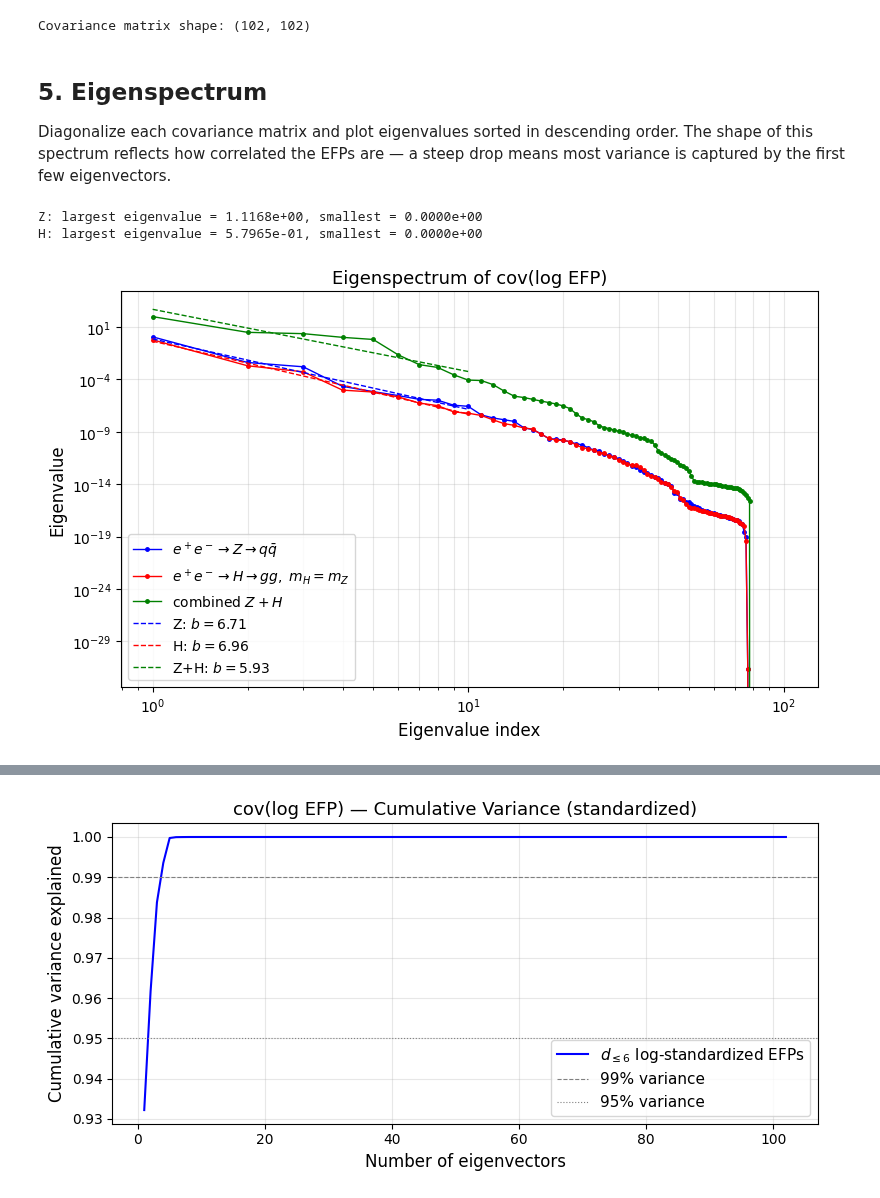
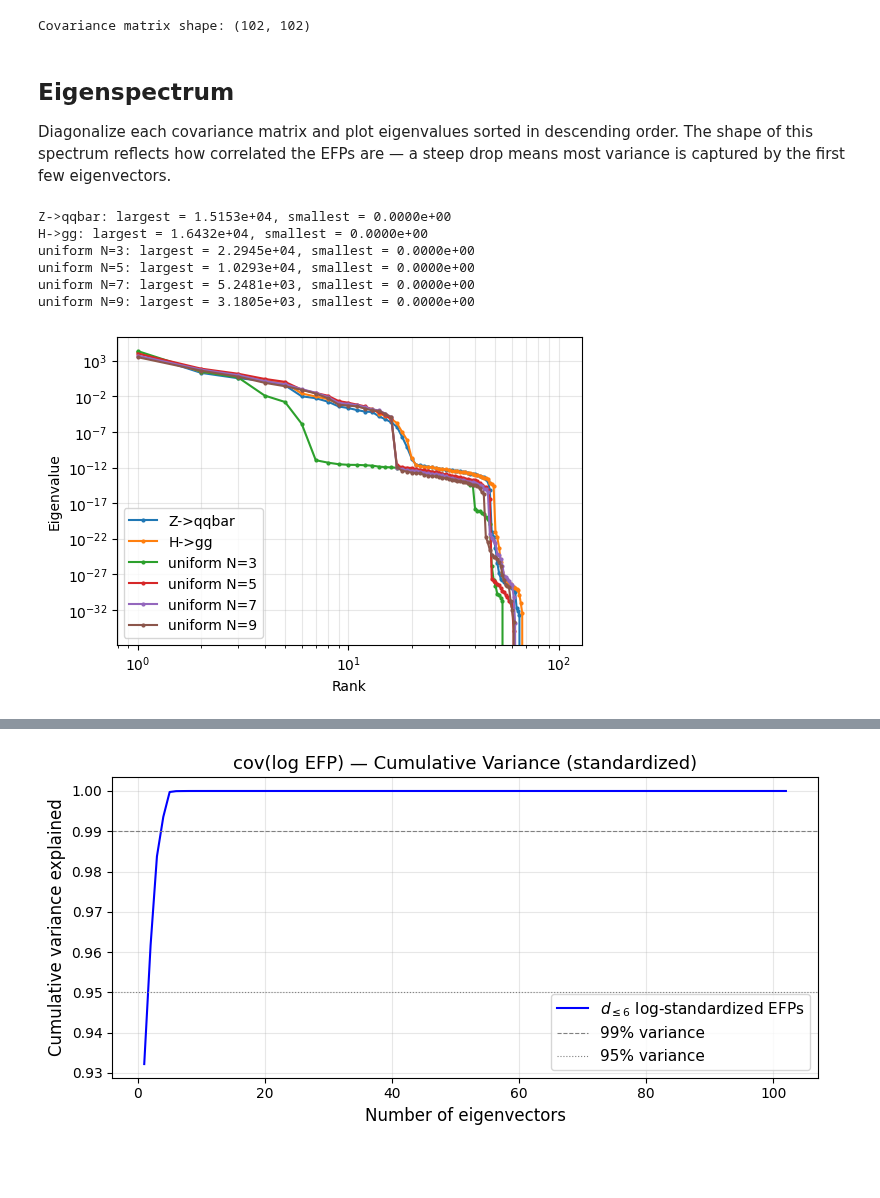
Before and after one commit to ykahn/Jet-Scaling-Laws, a Jupyter notebook: StevensCode/Pythia_EFP_Covariance.ipynb, the cells around one changed output, grey strips where cells are left out. Cells and saved outputs as stored; diff of their text form; code cells hidden in the pictures; blank space fills up the shorter version.

```diff
--- a/StevensCode/Pythia_EFP_Covariance.ipynb
+++ b/StevensCode/Pythia_EFP_Covariance.ipynb
@@ -120,63 +179,34 @@ Covariance matrix shape: (102, 102)
 # %% [markdown]
-## 5. Eigenspectrum
+## Eigenspectrum
 
 Diagonalize each covariance matrix and plot eigenvalues sorted in descending order.
 The shape of this spectrum reflects how correlated the EFPs are — a steep drop means
 most variance is captured by the first few eigenvectors.
 # %%
-eigvals_Z = np.sort(np.linalg.eigvalsh(cov_Z))[::-1]
-eigvals_H = np.sort(np.linalg.eigvalsh(cov_H))[::-1]
+samples = [('Z->qqbar', cov_Z), ('H->gg', cov_H),
+           ('uniform N=3', cov_u3), ('uniform N=5', cov_u5),
+           ('uniform N=7', cov_u7), ('uniform N=9', cov_u9)]
 
-# Drop any numerically negative eigenvalues (rounding noise near zero)
-eigvals_Z = np.clip(eigvals_Z, 0, None)
-eigvals_H = np.clip(eigvals_H, 0, None)
-
-print(f'Z: largest eigenvalue = {eigvals_Z[0]:.4e}, smallest = {eigvals_Z[-1]:.4e}')
-print(f'H: largest eigenvalue = {eigvals_H[0]:.4e}, smallest = {eigvals_H[-1]:.4e}')
+eigvals = {}
+for name, cov in samples:
+    ev = np.clip(np.sort(np.linalg.eigvalsh(cov))[::-1], 0, None)
+    eigvals[name] = ev
+    print(f'{name}: largest = {ev[0]:.4e}, smallest = {ev[-1]:.4e}')
 # %% [output]
-Z: largest eigenvalue = 1.1168e+00, smallest = 0.0000e+00
-H: largest eigenvalue = 5.7965e-01, smallest = 0.0000e+00
+Z->qqbar: largest = 1.5153e+04, smallest = 0.0000e+00
+H->gg: largest = 1.6432e+04, smallest = 0.0000e+00
+uniform N=3: largest = 2.2945e+04, smallest = 0.0000e+00
+uniform N=5: largest = 1.0293e+04, smallest = 0.0000e+00
+uniform N=7: largest = 5.2481e+03, smallest = 0.0000e+00
+uniform N=9: largest = 3.1805e+03, smallest = 0.0000e+00
 # %%
-fig, ax = plt.subplots(figsize=(8, 5))
-
-idx_Z = np.arange(1, len(eigvals_Z) + 1)
-idx_H = np.arange(1, len(eigvals_H) + 1)
-
-ax.loglog(idx_Z, eigvals_Z, 'b.-', markersize=5, linewidth=1,
-            label=r'$e^+e^- \to Z \to q\bar{q}$')
-ax.loglog(idx_H, eigvals_H, 'r.-', markersize=5, linewidth=1,
-            label=r'$e^+e^- \to H \to gg,\ m_H = m_Z$')
-
-# Combined Z+H covariance — this is what the regression and source condition use
-from sklearn.preprocessing import StandardScaler
-X_comb = StandardScaler().fit_transform(np.vstack([efps_Z, efps_H]))
-eigvals_comb = np.sort(np.clip(np.linalg.eigvalsh(np.cov(X_comb.T)), 0, None))[::-1]
-idx_comb = np.arange(1, len(eigvals_comb) + 1)
-ax.loglog(idx_comb, eigvals_comb, 'g.-', markersize=5, linewidth=1,
-            label=r'combined $Z+H$')
-
-fit_cutoff = 10
-
-for eigvals, color, name in [
-    (eigvals_Z,    'b', 'Z'),
-    (eigvals_H,    'r', 'H'),
-    (eigvals_comb, 'g', 'Z+H'),
-]:
-    idx_fit = np.arange(1, fit_cutoff + 1)
-    slope, log_c = np.polyfit(np.log(idx_fit), np.log(eigvals[:fit_cutoff]), 1)
-    fit_vals = np.exp(log_c) * idx_fit**slope
-    ax.loglog(idx_fit, fit_vals, color=color, linestyle='--', linewidth=1,
-              label=f'{name}: $b = {-slope:.2f}$')
-
-ax.set_xlabel('Eigenvalue index', fontsize=12)
-ax.set_ylabel('Eigenvalue', fontsize=12)
-ax.set_title('Eigenspectrum of cov(log EFP)', fontsize=13)
-ax.legend(fontsize=10)
+fig, ax = plt.subplots(figsize=(6, 4))
+for name, ev in eigvals.items():
+    ax.loglog(np.arange(1, len(ev)+1), ev, '.-', markersize=4, label=name)
+ax.set_xlabel('Rank');
+ax.set_ylabel('Eigenvalue')
+ax.legend();
 ax.grid(True, which='both', alpha=0.3)
-
-plt.tight_layout()
-plt.savefig('figures/eigenspectrum.png', dpi=150, bbox_inches='tight')
-plt.show()
 # %% [output]
-[figure, old version]
+[figure, new version]
 # %%
```
Also changed, not shown: parts of 36 cells of this notebook, 1 other file.
